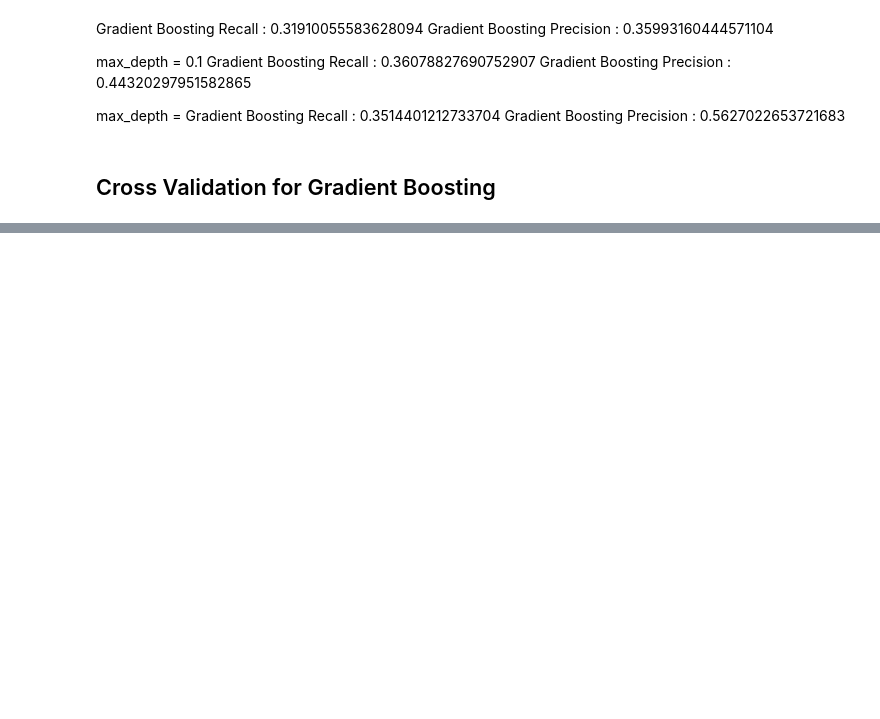
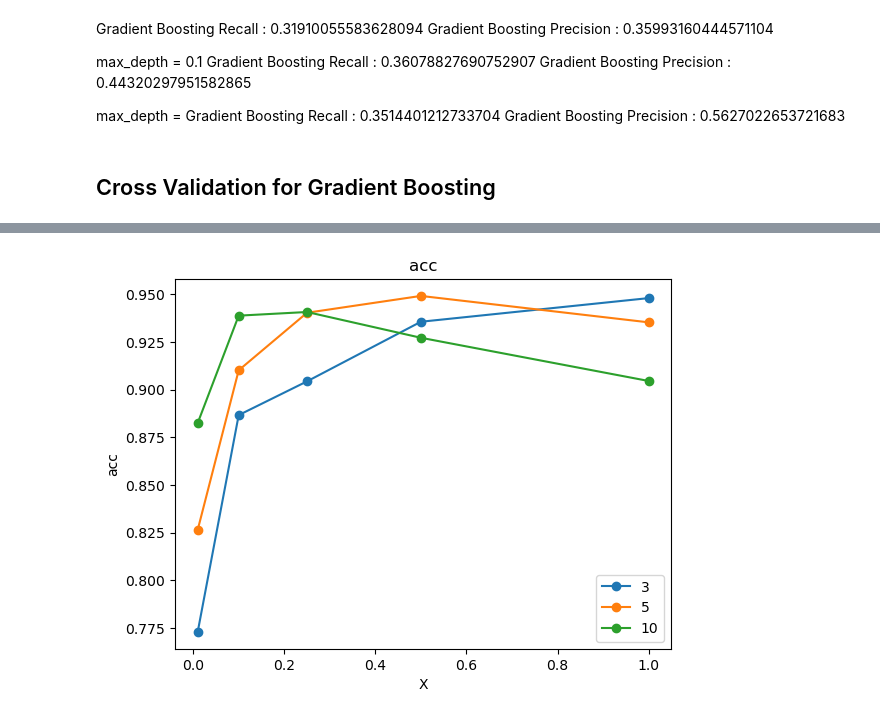
Before and after one commit to dr17549/Credit-Default-Prediction, a Jupyter notebook: Loan Default.ipynb, the cells around one changed output, grey strips where cells are left out. Saved outputs shown, nothing was run; the diff lists cells and outputs as text; code cells hidden in the pictures; blank space fills up the shorter version.

```diff
--- a/Loan Default.ipynb
+++ b/Loan Default.ipynb
@@ -663,8 +663,15 @@ from sklearn.ensemble import GradientBoostingClassifier
 
 clf = GradientBoostingClassifier(n_estimators=100, learning_rate=0.1, max_depth=10, random_state=0).fit(X_smote, y_smote)
 y_pred = clf.predict(X_OOS_test)
+print("Gradient Boosting Accuracy : " , accuracy_score(y_OOS_test, y_pred))
 print("Gradient Boosting Recall : " , recall_score(y_OOS_test, y_pred))
 print("Gradient Boosting Precision : ", precision_score(y_OOS_test,y_pred))
+
+clf = GradientBoostingClassifier(n_estimators=100, learning_rate=1, max_depth=10, random_state=0).fit(X_smote, y_smote)
+y_pred = clf.predict(X_OOS_test)
+print("Gradient Boosting Accuracy : " , accuracy_score(y_OOS_test, y_pred))
+print("Gradient Boosting Recall : " , recall_score(y_OOS_test, y_pred))
+print("Gradient Boosting Precision : ", precision_score(y_OOS_test,y_pred))
 # %% [output]
 Gradient Boosting Recall :  0.3514401212733704
 Gradient Boosting Precision :  0.5627022653721683
@@ -750,6 +761,10 @@ def plot_result(dataframe, X_axis, Y_axis, title):
     plt.xlabel(X_axis)
     plt.ylabel(Y_axis)
     plt.show()
+# %%
+plot_result(cross_validate_precision, 'X', 'Precision', 'acc')
+# %% [output]
+[figure, added]
 # %%
 temp = pd.DataFrame({
     'Accuracy': cross_validate_result,
```
Also changed, not shown: parts of 3 cells of this notebook.
